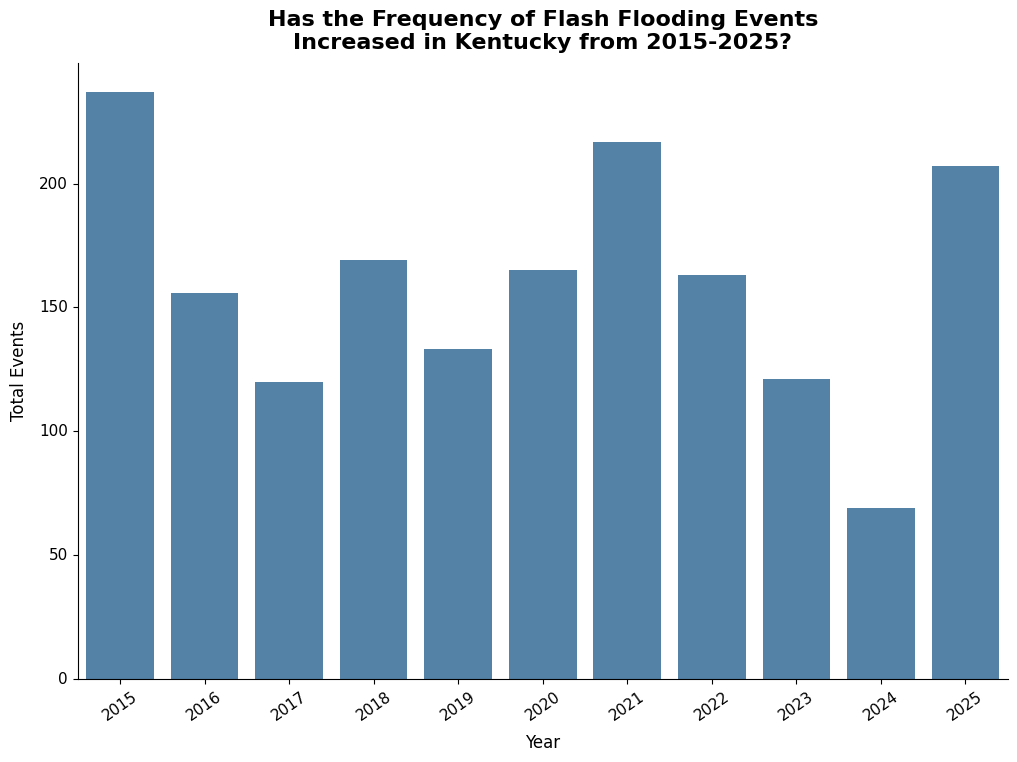
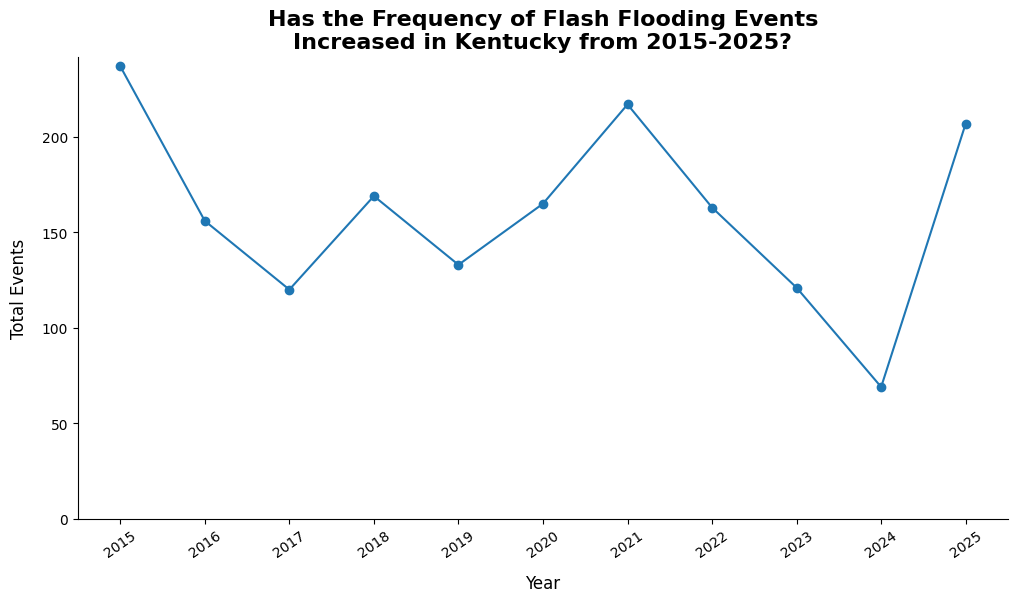
Code edit (unified diff) that turned the first committed figure into the second:
--- before
+++ after
@@ -1,42 +1,33 @@
-# Create a bar plot that shows total flash flooding events per year from 2015-2025
+# Create a line graph that shows total flash flooding events per year from 2015-2025
 events_per_year = df["YEAR"].value_counts().sort_index()
 
-plt.figure(figsize=(12, 8))
+plt.figure(figsize=(12, 6))
 
-sns.barplot(
-    x=events_per_year.index,
-    y=events_per_year.values,
-    color="steelblue"
+ax = plt.gca()
+
+events_per_year.plot(kind="line", marker="o", ax=ax)
+
+ax.set_title(
+    "Has the Frequency of Flash Flooding Events\nIncreased in Kentucky from 2015-2025?",
+    fontsize=16, 
+    fontweight="bold"
 )
 
-plt.title(
-    "Has the Frequency of Flash Flooding Events\nIncreased in Kentucky from 2015-2025?",
-    fontsize=16,
-    fontweight="bold",
-    pad=10
+ax.set_xlabel(
+    "Year",
+    fontsize=12,
+    labelpad=10
 )
 
-plt.xlabel(
-    "Year",
+ax.set_ylabel(
+    "Total Events",
     fontsize=12,
-    labelpad=8
+    labelpad=10
 )
 
-plt.ylabel(
-    "Total Events",
-    fontsize=12,
-    labelpad=8
-)
+ax.set_xticks(events_per_year.index)
+ax.set_xticklabels(events_per_year.index, rotation=35, ha="center")
 
-plt.xticks(
-    rotation=35,
-    ha="center",
-    fontsize=11
-)
-
-plt.yticks(
-    va="center",
-    fontsize=11
-)
+ax.set_ylim(0, events_per_year.max() + 5)
 
 plt.gca().spines["top"].set_visible(False)

Commit: Changed code to turn frequency of flash flooding events bar plot into a line graph